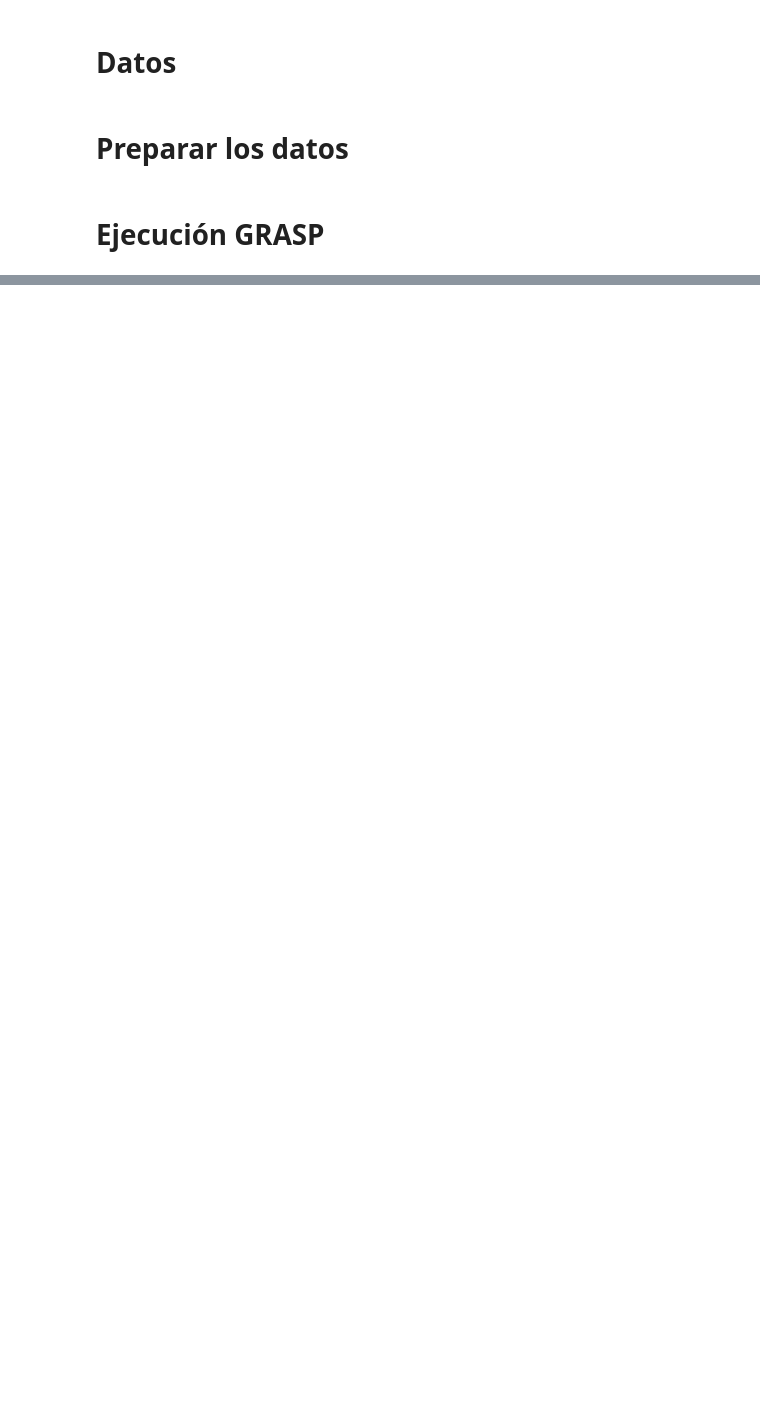
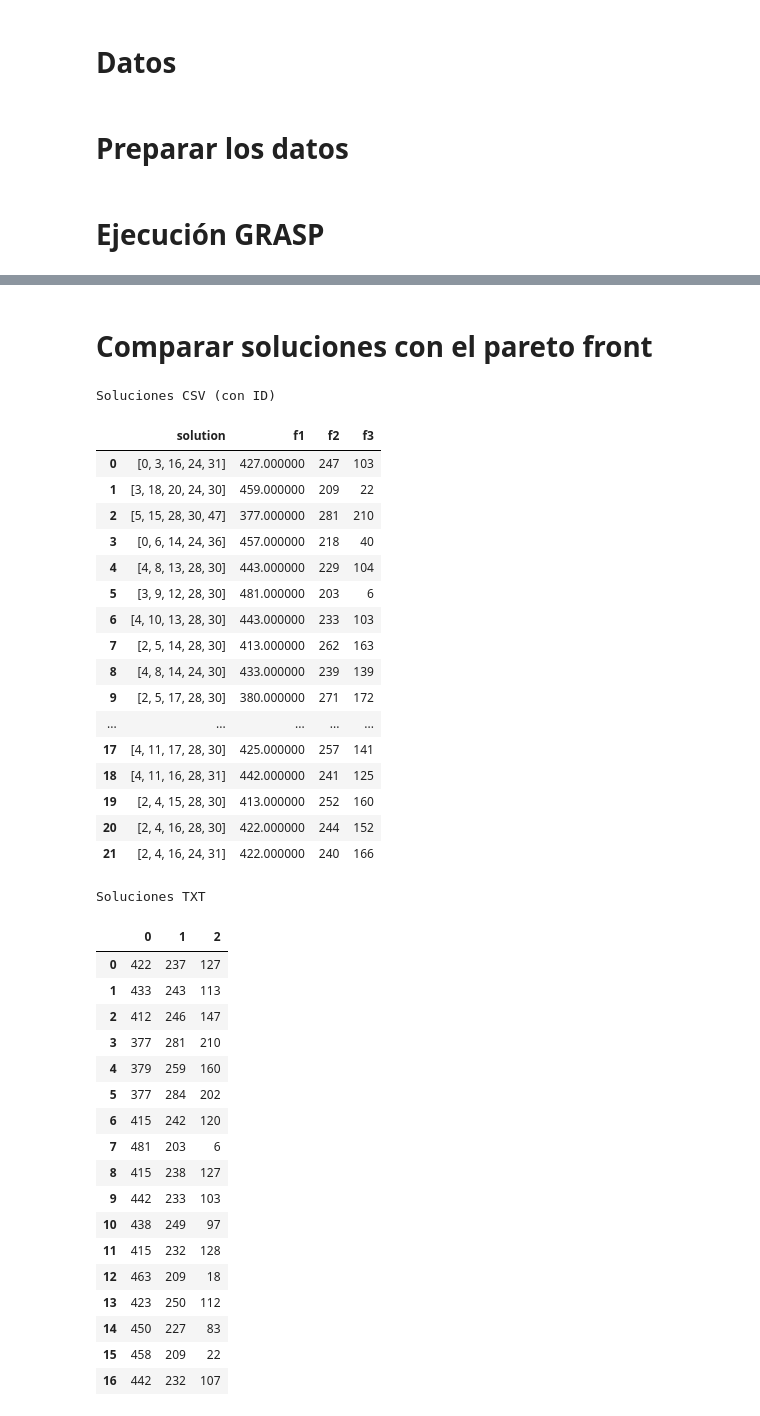
Before and after one commit to Manumrm8/TFM_optimization, a Jupyter notebook: GRASP.ipynb, the cells around one changed output, grey strips where cells are left out. Drawn from its saved outputs; the diff is of its cells as text; code cells hidden in the pictures; blank space fills up the shorter version.

```diff
--- a/GRASP.ipynb
+++ b/GRASP.ipynb
@@ -45,0 +91,76 @@ Soluciones no dominadas guardadas en el archivo original.
+# %% [markdown]
+# Comparar soluciones con el pareto front
+# %%
+# Carga
+ruta_solution="Solutions/"+archive+".csv"
+ruta_pareto="Pareto_front_paper/"+archive+".txt"
+df_csv_full, df_csv_obj, df_txt = load_solutions(ruta_solution, ruta_pareto)
+
+# Unir y encontrar frente de Pareto
+all_solutions = np.vstack([df_csv_obj.values, df_txt.values])
+pareto_mask = get_pareto_front(all_solutions)
+pareto_solutions = all_solutions[pareto_mask]
+
+# Arrays para detección de comunes
+csv_array = df_csv_obj.values
+txt_array = df_txt.values
+
+# Clasificar
+colors_csv = classify_solutions(df_csv_obj, pareto_solutions, txt_array)
+colors_txt = classify_solutions(df_txt, pareto_solutions, csv_array)
+
+# Mostrar
+html_csv = get_styled_table(df_csv_full, colors_csv)
+html_txt = get_styled_table(df_txt, colors_txt)
+
+# Mostrar lado a lado con HTML
+display(HTML(f"""
+<div style="display: flex; gap: 30px;">
+  <div style="flex: 1;">
+    <h3>Soluciones CSV (con ID)</h3>
+    {html_csv}
+  </div>
+  <div style="flex: 1;">
+    <h3>Soluciones TXT</h3>
+    {html_txt}
+  </div>
+</div>
+"""))
+# %% [output]
+Soluciones CSV (con ID)
+|  | solution | f1 | f2 | f3 |
+| 0 | [0, 3, 16, 24, 31] | 427.000000 | 247 | 103 |
+| 1 | [3, 18, 20, 24, 30] | 459.000000 | 209 | 22 |
+| 2 | [5, 15, 28, 30, 47] | 377.000000 | 281 | 210 |
+| 3 | [0, 6, 14, 24, 36] | 457.000000 | 218 | 40 |
+| 4 | [4, 8, 13, 28, 30] | 443.000000 | 229 | 104 |
+| 5 | [3, 9, 12, 28, 30] | 481.000000 | 203 | 6 |
+| 6 | [4, 10, 13, 28, 30] | 443.000000 | 233 | 103 |
+| 7 | [2, 5, 14, 28, 30] | 413.000000 | 262 | 163 |
+| 8 | [4, 8, 14, 24, 30] | 433.000000 | 239 | 139 |
+| 9 | [2, 5, 17, 28, 30] | 380.000000 | 271 | 172 |
+| ... | ... | ... | ... | ... |
+| 17 | [4, 11, 17, 28, 30] | 425.000000 | 257 | 141 |
+| 18 | [4, 11, 16, 28, 31] | 442.000000 | 241 | 125 |
+| 19 | [2, 4, 15, 28, 30] | 413.000000 | 252 | 160 |
+| 20 | [2, 4, 16, 28, 30] | 422.000000 | 244 | 152 |
+| 21 | [2, 4, 16, 24, 31] | 422.000000 | 240 | 166 |
+Soluciones TXT
+|  | 0 | 1 | 2 |
+| 0 | 422 | 237 | 127 |
+| 1 | 433 | 243 | 113 |
+| 2 | 412 | 246 | 147 |
+| 3 | 377 | 281 | 210 |
+| 4 | 379 | 259 | 160 |
+| 5 | 377 | 284 | 202 |
+| 6 | 415 | 242 | 120 |
+| 7 | 481 | 203 | 6 |
+| 8 | 415 | 238 | 127 |
+| 9 | 442 | 233 | 103 |
+| 10 | 438 | 249 | 97 |
+| 11 | 415 | 232 | 128 |
+| 12 | 463 | 209 | 18 |
+| 13 | 423 | 250 | 112 |
+| 14 | 450 | 227 | 83 |
+| 15 | 458 | 209 | 22 |
+| 16 | 442 | 232 | 107 |
```
Also changed, not shown: parts of 9 cells of this notebook, 5 other files.
